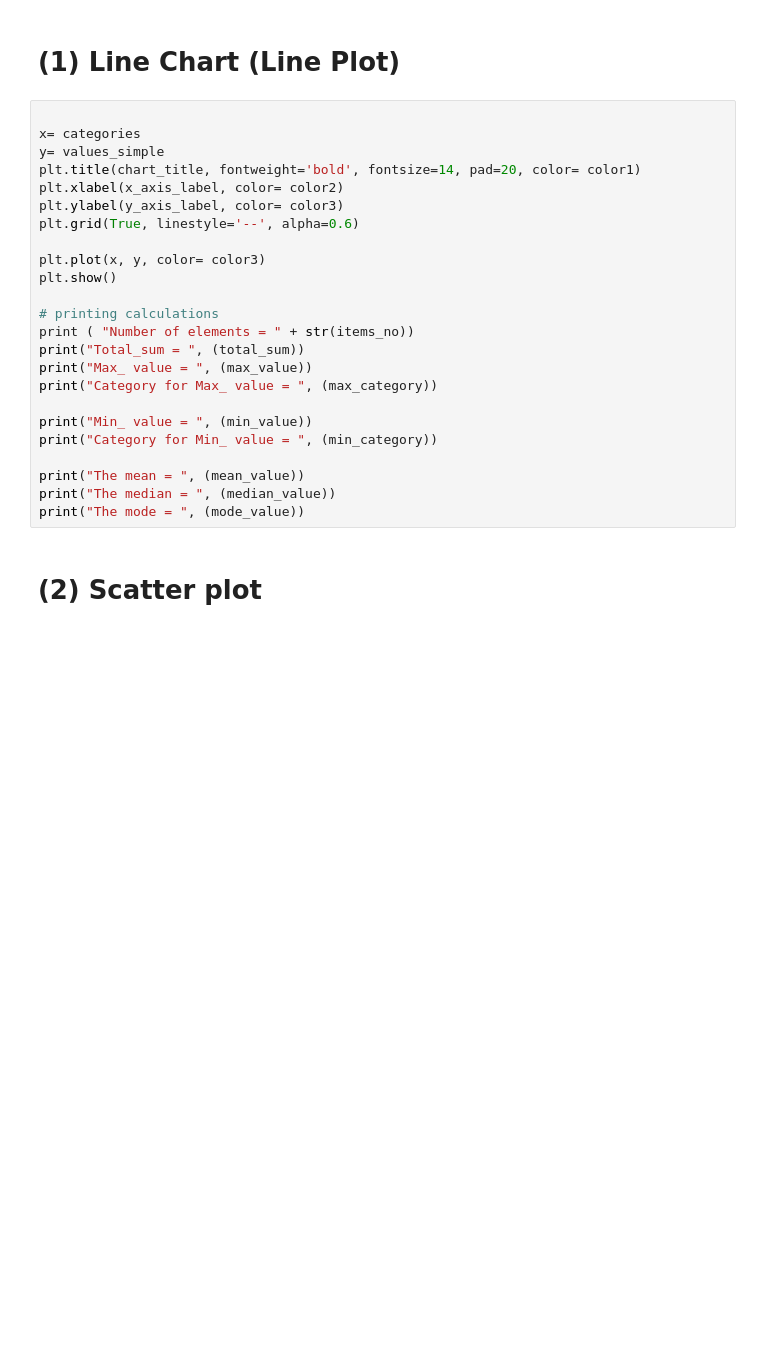
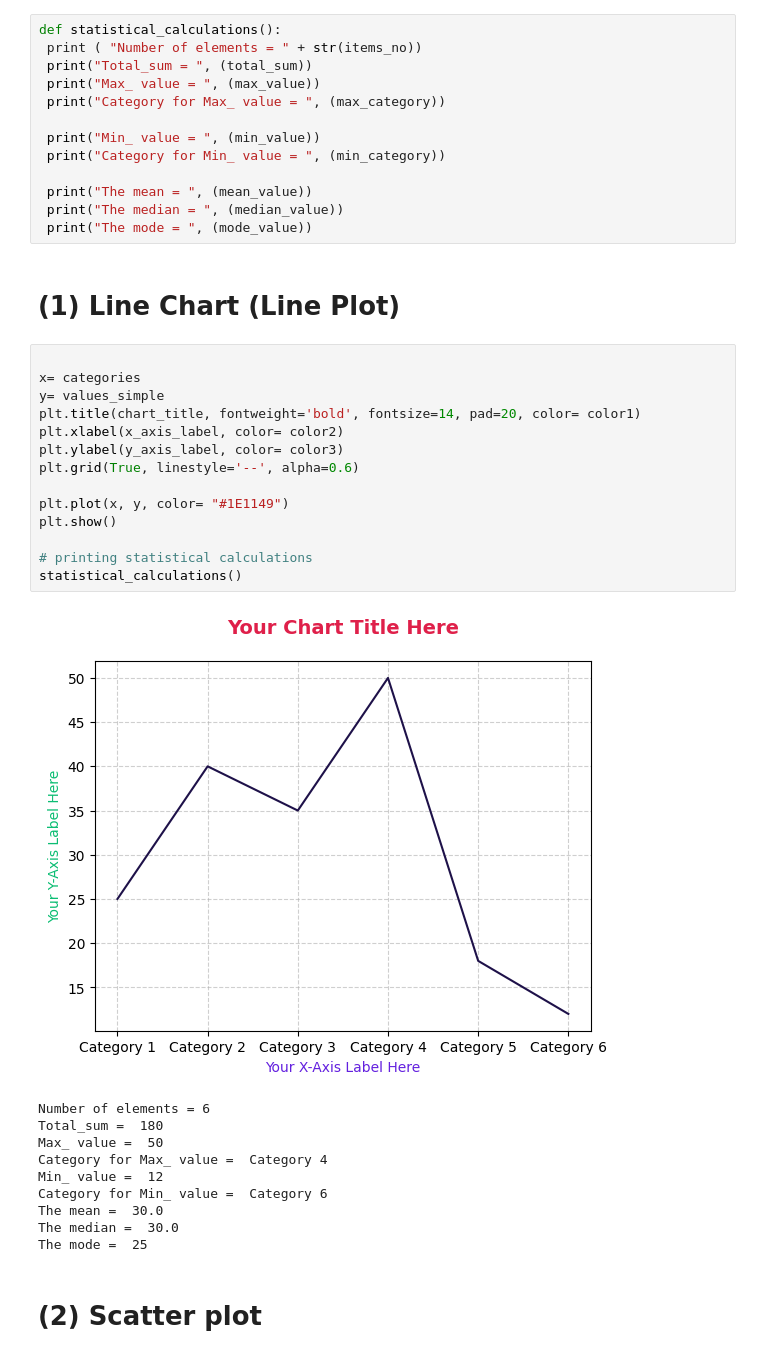
Before and after one commit to mfarouk2012-cell/Data-Visualization, a Jupyter notebook: simple-data-visualization.ipynb, the cells around one changed output. Saved outputs shown, nothing was run; the diff lists cells and outputs as text; blank space fills up the shorter version.

Commit message:
Kaggle Notebook | Simple Data Visualization | Version 7

```diff
--- a/simple-data-visualization.ipynb
+++ b/simple-data-visualization.ipynb
@@ -82,29 +84,43 @@ mode_value = st.mode(y)
+# %%
+def statistical_calculations():
+ print ( "Number of elements = " + str(items_no))
+ print("Total_sum = ", (total_sum))
+ print("Max_ value = ", (max_value))
+ print("Category for Max_ value = ", (max_category))
+
+ print("Min_ value = ", (min_value))
+ print("Category for Min_ value = ", (min_category))
+
+ print("The mean = ", (mean_value))
+ print("The median = ", (median_value))
+ print("The mode = ", (mode_value))
 # %% [markdown]
 # **(1) Line Chart (Line Plot)**
 # %%
 
 x= categories
 y= values_simple
 plt.title(chart_title, fontweight='bold', fontsize=14, pad=20, color= color1)
 plt.xlabel(x_axis_label, color= color2)
 plt.ylabel(y_axis_label, color= color3)
 plt.grid(True, linestyle='--', alpha=0.6)
 
-plt.plot(x, y, color= color3)
+plt.plot(x, y, color= "#1E1149")
 plt.show()
 
-# printing calculations
-print ( "Number of elements = " + str(items_no))
-print("Total_sum = ", (total_sum))
-print("Max_ value = ", (max_value))
-print("Category for Max_ value = ", (max_category))
-
-print("Min_ value = ", (min_value))
-print("Category for Min_ value = ", (min_category))
-
-print("The mean = ", (mean_value))
-print("The median = ", (median_value))
-print("The mode = ", (mode_value))
+# printing statistical calculations
+statistical_calculations()
+# %% [output]
+[figure, added]
+Number of elements = 6
+Total_sum =  180
+Max_ value =  50
+Category for Max_ value =  Category 4
+Min_ value =  12
+Category for Min_ value =  Category 6
+The mean =  30.0
+The median =  30.0
+The mode =  25
 # %% [markdown]
 # **(2) Scatter plot**
 # %%
```
Also changed, not shown: parts of 5 cells of this notebook.
